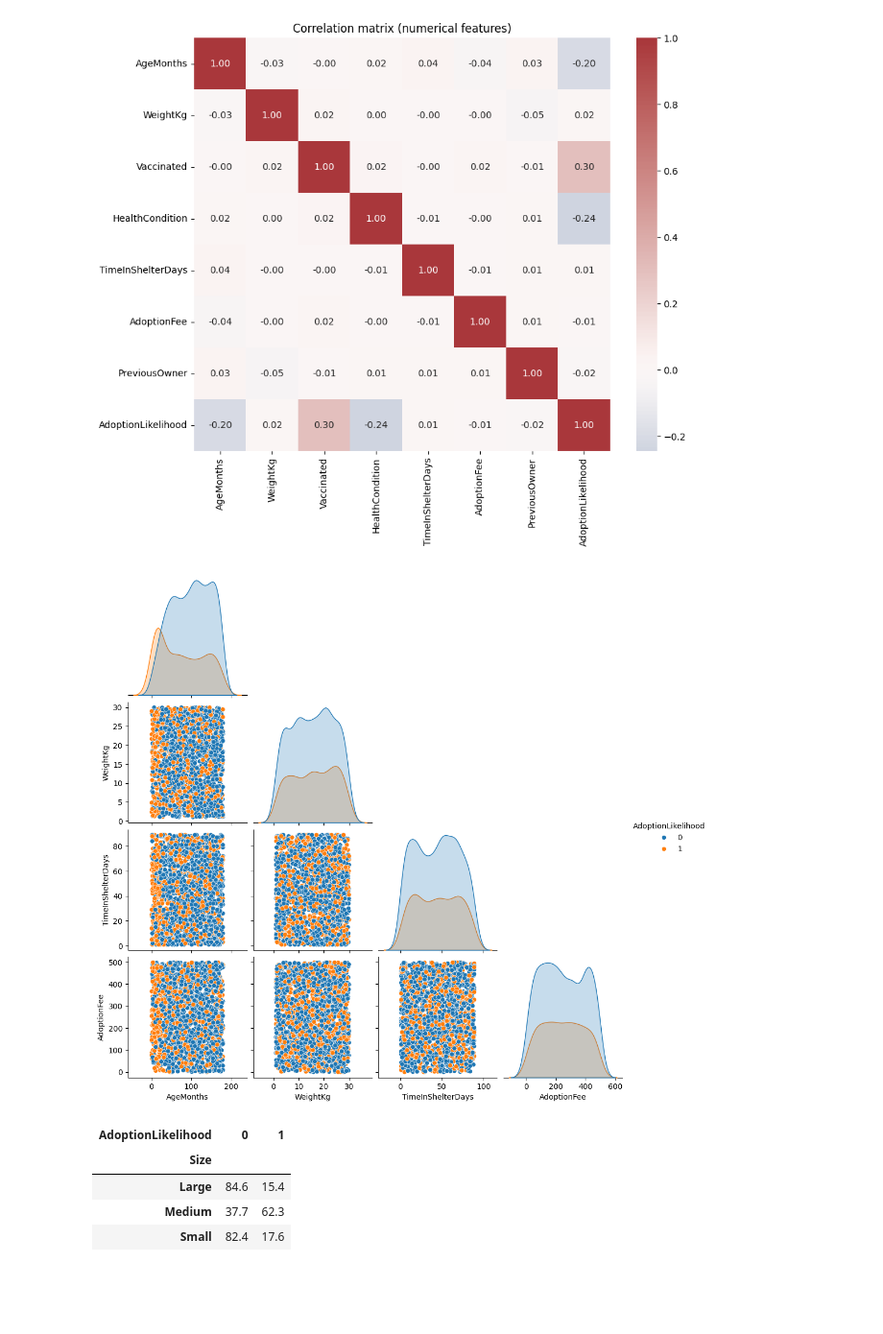
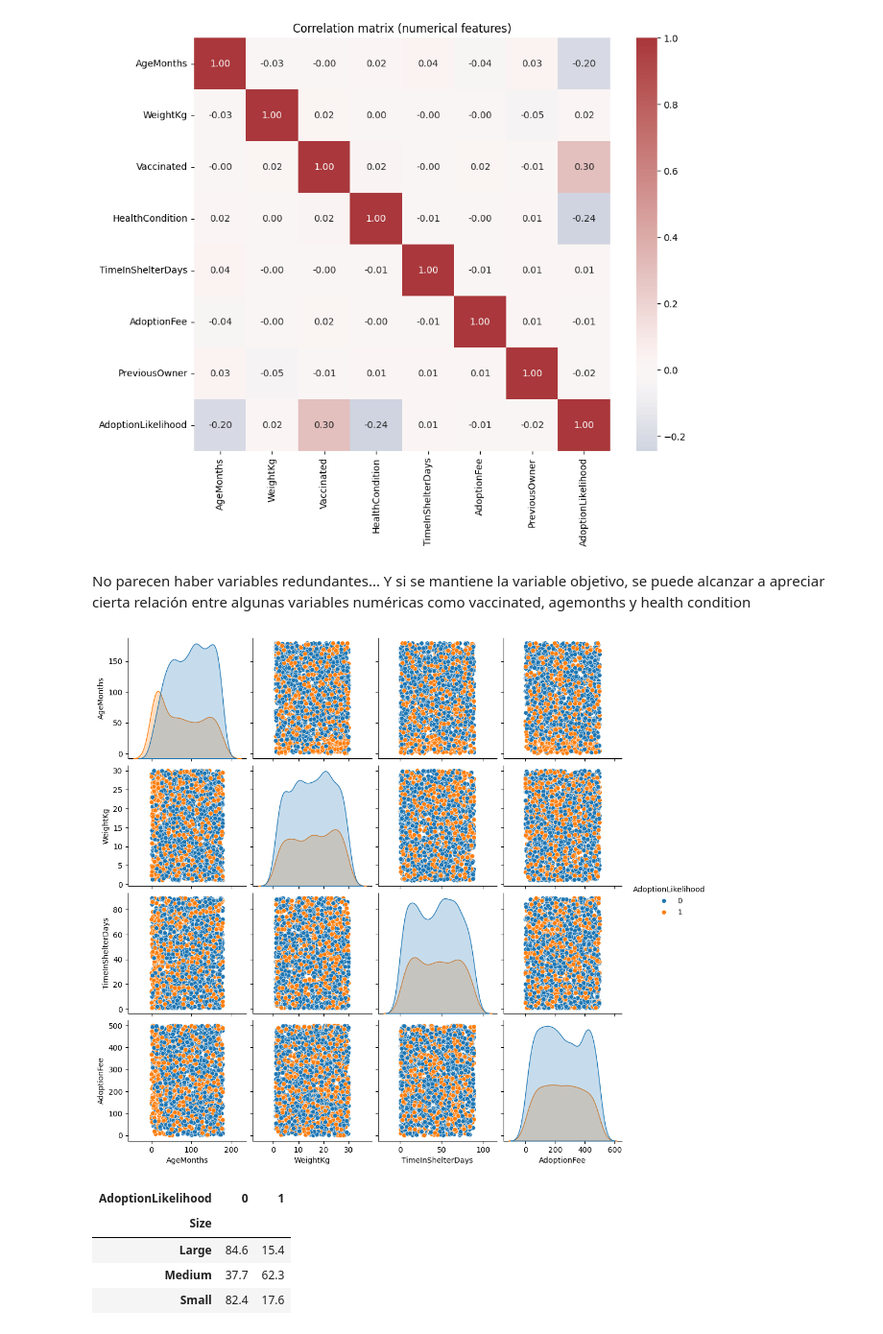
Before and after one commit to emmanuelceron-commits/repo-ML, a Jupyter notebook: MLops_pipeline/src/comprension_eda.ipynb, the cells around one changed output. Shown at 96% size. Drawn from its saved outputs; the diff is of its cells as text; code cells hidden in the pictures; blank space fills up the shorter version.

```diff
--- a/MLops_pipeline/src/comprension_eda.ipynb
+++ b/MLops_pipeline/src/comprension_eda.ipynb
@@ -407,13 +500,15 @@ plt.title('Correlation matrix (numerical features)')
 plt.show()
 # %% [output]
 [figure]
+# %% [markdown]
+No parecen haber variables redundantes... Y si se mantiene la variable objetivo, se puede alcanzar a apreciar cierta relación entre algunas variables numéricas como vaccinated, agemonths y health condition
 # %%
 # Pairplot - si pocas columnas numéricas
-sample = df.sample(min(2000, len(df)), random_state=42)
-sns.pairplot(sample[num_cols + ['AdoptionLikelihood']], hue='AdoptionLikelihood', corner=True)
+# sample = df.sample(min(2007, len(df)), random_state=42)
+sns.pairplot(df[num_cols + ['AdoptionLikelihood']], hue='AdoptionLikelihood')
 plt.show()
 # %% [output]
-[figure, old version]
+[figure, new version]
 # %%
 # Crosstab example: Size vs AdoptionLikelihood
 if 'Size' in df.columns:
```
Also changed, not shown: parts of 26 cells of this notebook.
